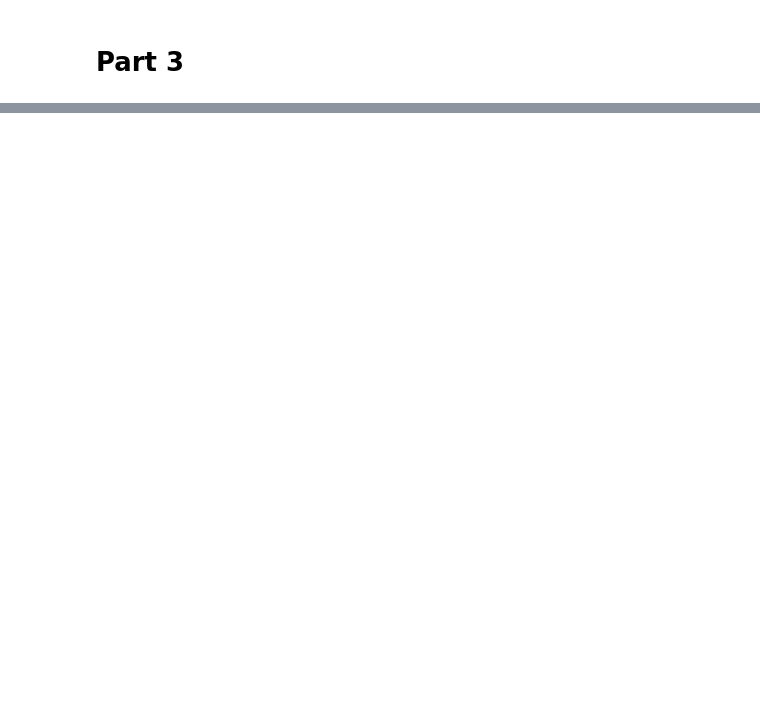
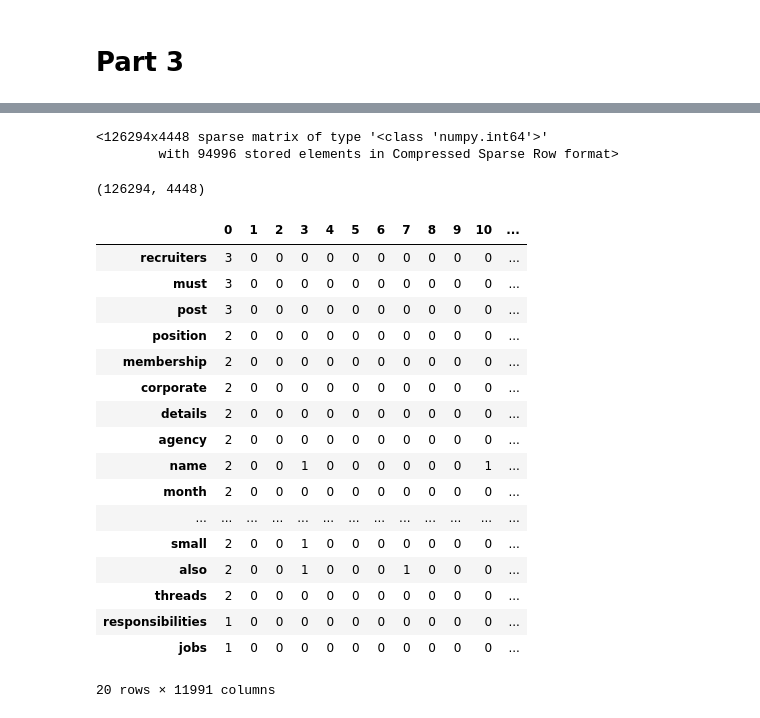
Before and after one commit to d141/knitsy_the_chatbot, a Jupyter notebook: Knitsy_Bot.ipynb, the cells around one changed output, grey strips where cells are left out. Drawn from its saved outputs; the diff is of its cells as text; code cells hidden in the pictures; blank space fills up the shorter version.

```diff
--- a/Knitsy_Bot.ipynb
+++ b/Knitsy_Bot.ipynb
@@ -504,0 +718,44 @@ df_smalltest['NER'].sample().all()
+# %%
+from sklearn.feature_extraction.text import CountVectorizer
+import re
+import numpy as np
+
+
+corpus = sum(processed.df['tokenized_no_stopwords'], [])
+# %%
+# get bag of words features in sparse format
+cv = CountVectorizer(min_df=0., max_df=1.)
+cv_matrix = cv.fit_transform(corpus)
+cv_matrix
+# %% [output]
+<126294x4448 sparse matrix of type '<class 'numpy.int64'>'
+        with 94996 stored elements in Compressed Sparse Row format>
+# %%
+cv_matrix.shape
+# %% [output]
+(126294, 4448)
+# %%
+counts = pd.DataFrame(cv_matrix.toarray(),
+                      columns=cv.get_feature_names())
+counts
+# %%
+counts.sort_values(by=0, ascending=False).head(20)
+# %% [output]
+|  | 0 | 1 | 2 | 3 | 4 | 5 | 6 | 7 | 8 | 9 | 10 | ... |
+| recruiters | 3 | 0 | 0 | 0 | 0 | 0 | 0 | 0 | 0 | 0 | 0 | ... |
+| must | 3 | 0 | 0 | 0 | 0 | 0 | 0 | 0 | 0 | 0 | 0 | ... |
+| post | 3 | 0 | 0 | 0 | 0 | 0 | 0 | 0 | 0 | 0 | 0 | ... |
+| position | 2 | 0 | 0 | 0 | 0 | 0 | 0 | 0 | 0 | 0 | 0 | ... |
+| membership | 2 | 0 | 0 | 0 | 0 | 0 | 0 | 0 | 0 | 0 | 0 | ... |
+| corporate | 2 | 0 | 0 | 0 | 0 | 0 | 0 | 0 | 0 | 0 | 0 | ... |
+| details | 2 | 0 | 0 | 0 | 0 | 0 | 0 | 0 | 0 | 0 | 0 | ... |
+| agency | 2 | 0 | 0 | 0 | 0 | 0 | 0 | 0 | 0 | 0 | 0 | ... |
+| name | 2 | 0 | 0 | 1 | 0 | 0 | 0 | 0 | 0 | 0 | 1 | ... |
+| month | 2 | 0 | 0 | 0 | 0 | 0 | 0 | 0 | 0 | 0 | 0 | ... |
+| ... | ... | ... | ... | ... | ... | ... | ... | ... | ... | ... | ... | ... |
+| small | 2 | 0 | 0 | 1 | 0 | 0 | 0 | 0 | 0 | 0 | 0 | ... |
+| also | 2 | 0 | 0 | 1 | 0 | 0 | 0 | 1 | 0 | 0 | 0 | ... |
+| threads | 2 | 0 | 0 | 0 | 0 | 0 | 0 | 0 | 0 | 0 | 0 | ... |
+| responsibilities | 1 | 0 | 0 | 0 | 0 | 0 | 0 | 0 | 0 | 0 | 0 | ... |
+| jobs | 1 | 0 | 0 | 0 | 0 | 0 | 0 | 0 | 0 | 0 | 0 | ... |
+20 rows × 11991 columns
```
Also changed, not shown: parts of 23 cells of this notebook, 1 other file.
